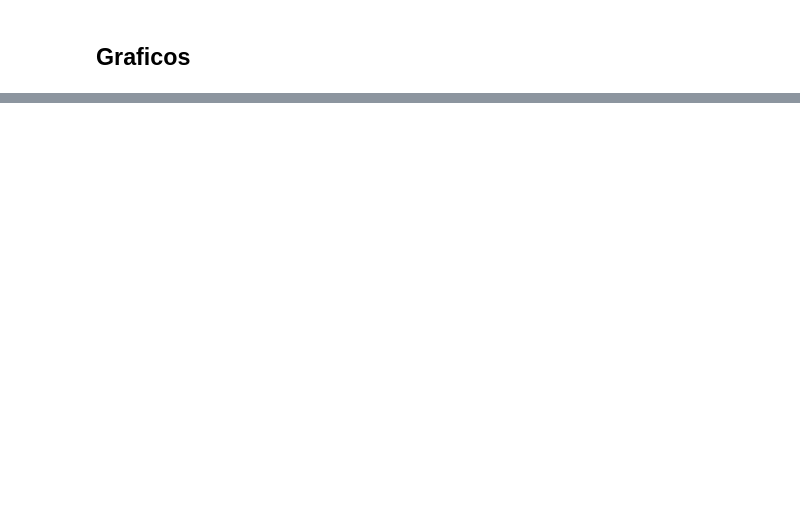
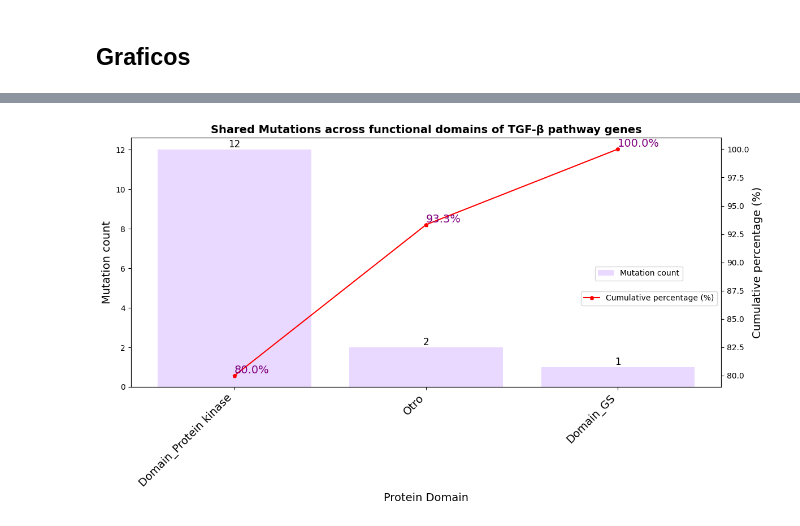
Before and after one commit to Nanocell-Lab/TCancer_RareDiseases, a Jupyter notebook: src/04_Crossroad_Cancer_RD.ipynb, the cells around one changed output, grey strips where cells are left out. Cells and saved outputs as stored; diff of their text form; code cells hidden in the pictures; blank space fills up the shorter version.

```diff
--- a/src/04_Crossroad_Cancer_RD.ipynb
+++ b/src/04_Crossroad_Cancer_RD.ipynb
@@ -322,0 +170,99 @@ plt.show()
+# %%
+import matplotlib.patches as mpatches
+from matplotlib.colors import ListedColormap
+
+#GENERAL CONFIGURATION PARAMETERS
+df = merge_miss                                                           # Input dataset
+count = "HGVSp_Short"                                                  # Target metric for quantification (Y-axis)
+grupo = "Dominio"                                                      # Categorical grouping feature (X-axis)
+mutation_counts = df.groupby(grupo, as_index=False)[count].nunique()   # Compute distinct variant occurrences
+
+# AXIS LABELS AND TITLES
+ylabel = 'Mutation count'
+ylabel2 = 'Cumulative percentage (%)'
+set_title = 'Shared Mutations across functional domains of TGF-β pathway genes'
+set_xlabel = 'Protein Domain'
+leyenda_2 = 'Cumulative percentage (%)'
+leyenda_count = 'Mutation count'
+
+# PALETTE
+color_bar = "#e9d8ffff"
+color_linea = "red"
+numero_acumulacion = 'purple'
+
+# EXPORT SETTINGS
+GUARDAR_GRAFICO = True
+FORMATO_IMAGEN = "svg"  # File extension option: 'png' or 'svg'
+DPI = 600               # Raster resolution metric (evaluated if FORMATO_IMAGEN == 'png')
+NOMBRE_IMAGEN = "crossroad_domain_tgfb"
+RUTA = f"../pictures/{NOMBRE_IMAGEN}.{FORMATO_IMAGEN}"
+
+# Sort categorical counts in descending order
+mutation_counts.sort_values(by=count, ascending=False, inplace=True)
+mutation_counts.reset_index(drop=True, inplace=True)
+
+# Compute cumulative relative frequencies
+mutation_counts['relativa_acum_porcentual'] = mutation_counts[count].cumsum() / mutation_counts[count].sum() * 100
+
+# Initialize figure layout
+fig, ax = plt.subplots(figsize=(12, 7))
+
+# Plot absolute distribution frequencies using a bar chart canvas
+bars = ax.bar(mutation_counts[grupo], mutation_counts[count], color=color_bar, label=leyenda_count)
+
+# Secondary twin Y-axis configuration for cumulative frequency plotting
+ax2 = ax.twinx()
+ax2.plot(mutation_counts[grupo], mutation_counts['relativa_acum_porcentual'], color=color_linea, marker="p", ms=5, label=leyenda_2)
+
+# Label structural bars with absolute sequence frequency values
+for bar in bars:
+    height = bar.get_height()
+    ax.text(
+        bar.get_x() + bar.get_width() / 2,
+        height,
+        f'{int(height)}',
+        ha='center',
+        va='bottom',
+        color='black',
+        fontsize=12
+    )
+
+# Annotate cumulative trajectory curve with percentage labels
+for i, value in enumerate(mutation_counts["relativa_acum_porcentual"]):
+    ax2.text(
+        i,
+        value,
+        f'{value:.1f}%',
+        ha='left',
+        va='bottom',
+        color=numero_acumulacion,
+        fontsize=14
+    )
+
+# Format axis boundaries, markers, and text styling
+ax.set_ylabel(ylabel, fontsize=14)
+ax2.set_ylabel(ylabel2, fontsize=14)
+ax.set_title(set_title, fontsize=14, fontweight="bold")
+ax.set_xlabel(set_xlabel, fontsize=14)
+
+# Format categorical X-axis marker text properties
+ax.set_xticks(range(len(mutation_counts[grupo])))
+ax.set_xticklabels(mutation_counts[grupo], rotation=45, ha="right", fontsize=14)
+
+# Assemble multi-axis canvas legends
+ax.legend(loc='best', bbox_to_anchor=(0.941, 0.5))
+ax2.legend(loc='best', bbox_to_anchor=(1, 0.4))
+
+# Optimize canvas dimensions to prevent clipping boundaries
+plt.tight_layout()
+
+# Execute conditional graphics export protocols
+if GUARDAR_GRAFICO:
+    if FORMATO_IMAGEN == "png":
+        plt.savefig(RUTA, format="png", dpi=DPI, bbox_inches='tight')
+    else:
+        plt.savefig(RUTA, format=FORMATO_IMAGEN, bbox_inches='tight')
+
+plt.show()
+# %% [output]
+[figure, added]
```
Also changed, not shown: parts of 17 cells of this notebook, 17 other files.
